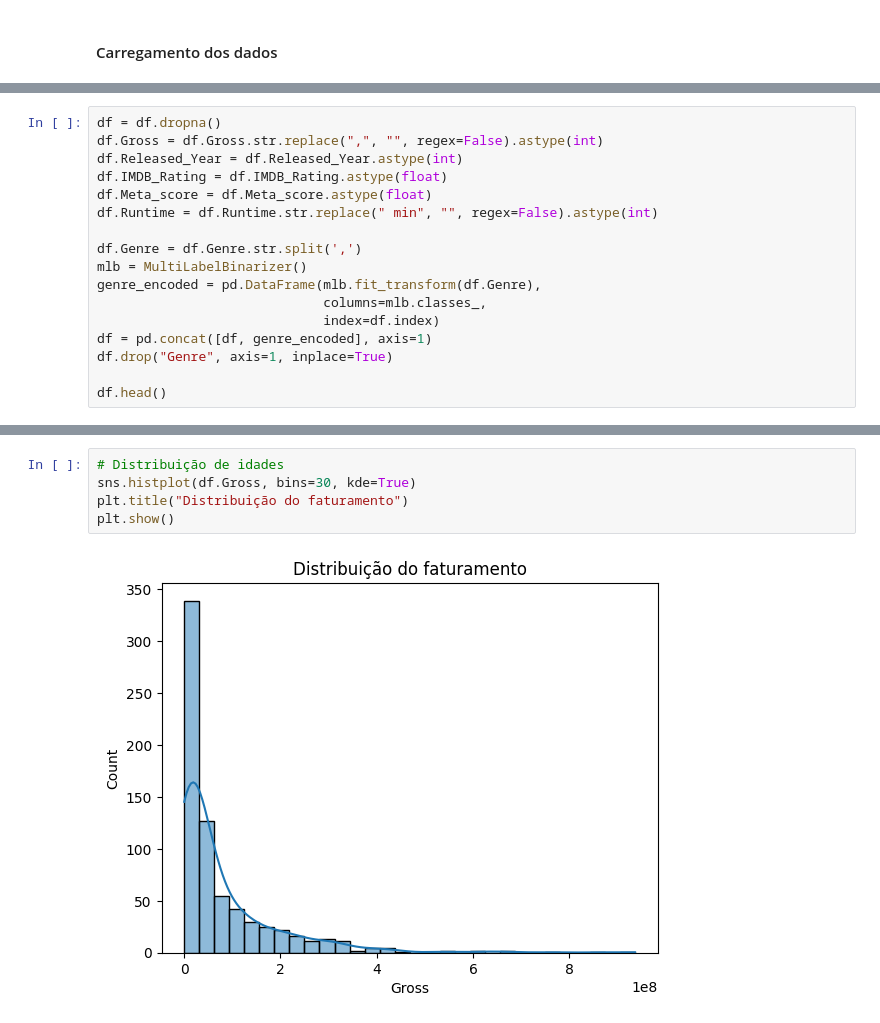
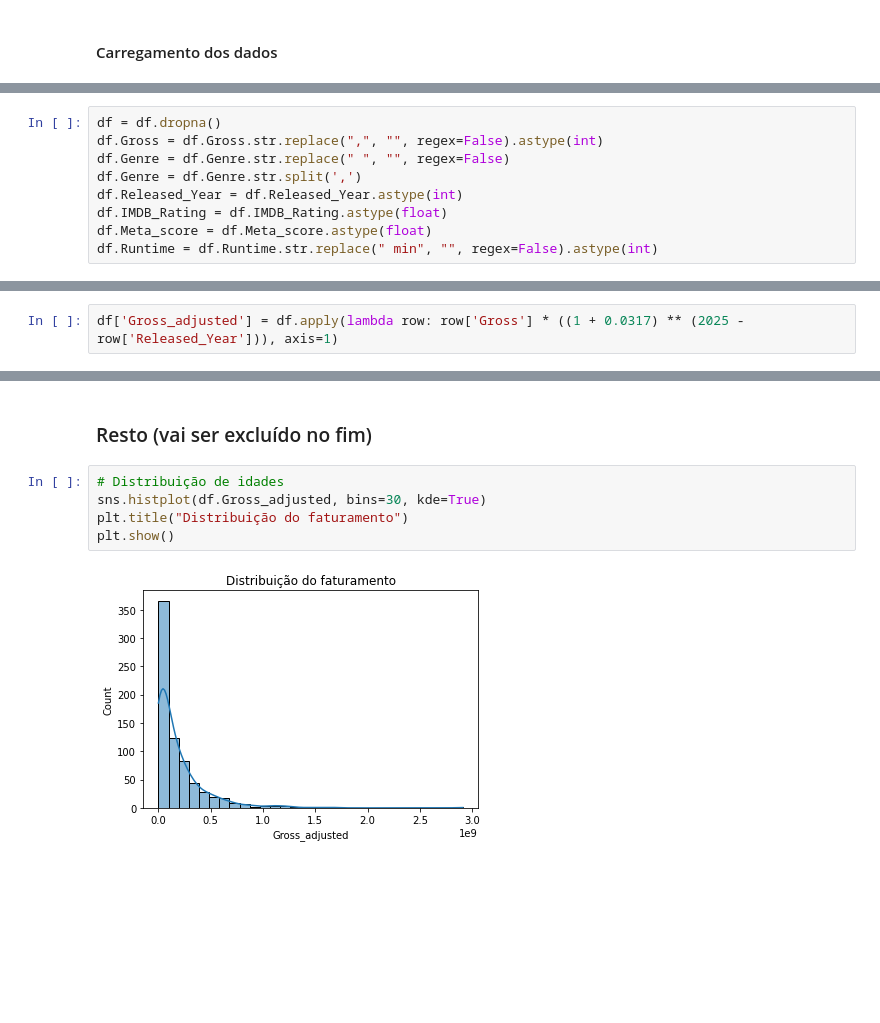
Before and after one commit to mcmaquine/LH_CD, a Jupyter notebook: LH_CD_MATHEUS_C_MAQUINE.ipynb, the cells around one changed output, grey strips where cells are left out. Cells and saved outputs as stored; diff of their text form; blank space fills up the shorter version.

```diff
--- a/LH_CD_MATHEUS_C_MAQUINE.ipynb
+++ b/LH_CD_MATHEUS_C_MAQUINE.ipynb
@@ -23,17 +31,9 @@ df.tail()
 # %%
 df = df.dropna()
 df.Gross = df.Gross.str.replace(",", "", regex=False).astype(int)
+df.Genre = df.Genre.str.replace(" ", "", regex=False)
+df.Genre = df.Genre.str.split(',')
 df.Released_Year = df.Released_Year.astype(int)
 df.IMDB_Rating = df.IMDB_Rating.astype(float)
 df.Meta_score = df.Meta_score.astype(float)
 df.Runtime = df.Runtime.str.replace(" min", "", regex=False).astype(int)
-
-df.Genre = df.Genre.str.split(',')
-mlb = MultiLabelBinarizer()
-genre_encoded = pd.DataFrame(mlb.fit_transform(df.Genre),
-							 columns=mlb.classes_,
-							 index=df.index)
-df = pd.concat([df, genre_encoded], axis=1)
-df.drop("Genre", axis=1, inplace=True)
-
-df.head()
@@ -80,0 +43,2 @@ Name: Gross, dtype: float64
+# %%
+df['Gross_adjusted'] = df.apply(lambda row: row['Gross'] * ((1 + 0.0317) ** (2025 - row['Released_Year'])), axis=1)
@@ -81,10 +213,12 @@ Name: Gross, dtype: float64
+# %% [markdown]
+### Resto (vai ser excluído no fim)
 # %%
 # Distribuição de idades
-sns.histplot(df.Gross, bins=30, kde=True)
+sns.histplot(df.Gross_adjusted, bins=30, kde=True)
 plt.title("Distribuição do faturamento")
 plt.show()
 # %% [output]
-[figure, old version]
+[figure, new version]
 # %%
 sns.histplot(df.Released_Year, bins=30, kde=True)
 plt.title("Distribuição por ano de lançamento")
```
Also changed, not shown: parts of 27 cells of this notebook.
